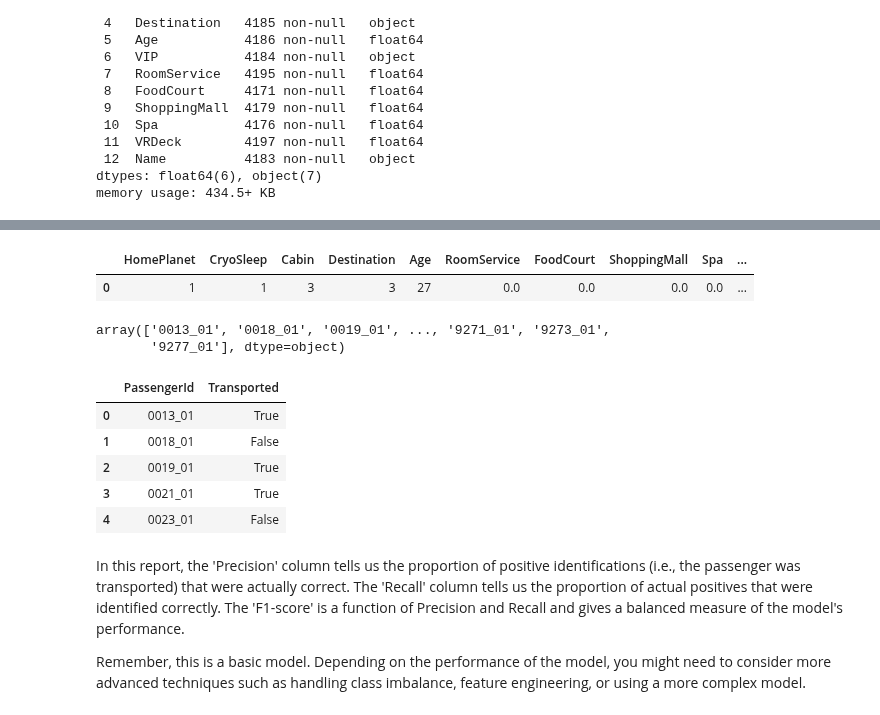
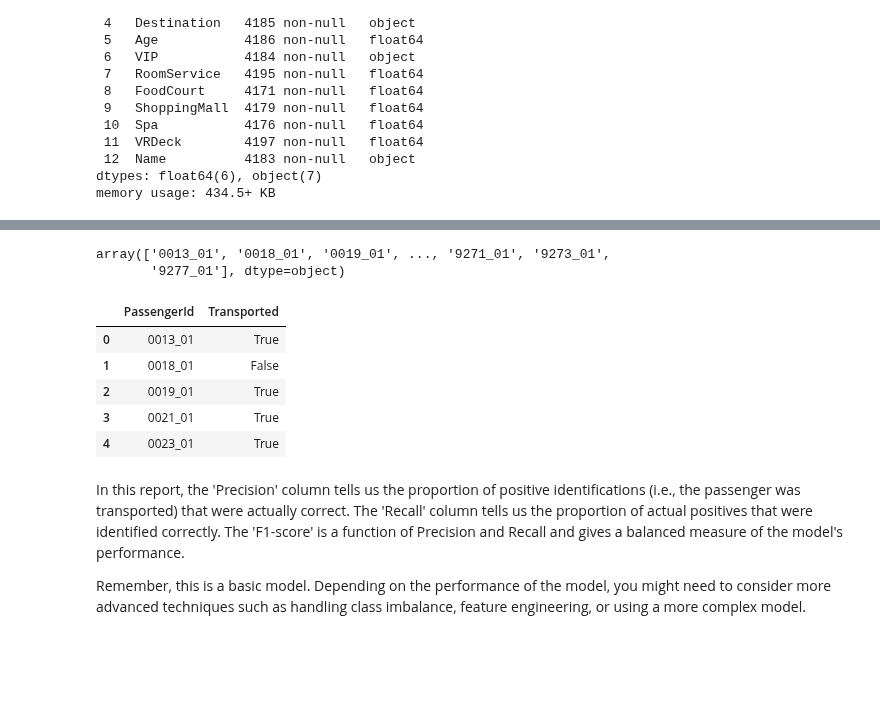
Before and after one commit to Sadeqsoli/SpaceTitanicSurvivors, a Jupyter notebook: spacetitanicsurvivors.ipynb, the cells around one changed output, grey strips where cells are left out. Cells and saved outputs as stored; diff of their text form; code cells hidden in the pictures; blank space fills up the shorter version.

```diff
--- a/spacetitanicsurvivors.ipynb
+++ b/spacetitanicsurvivors.ipynb
@@ -485,3 +447,3 @@ df_test.head(1)
 # %%
-# df_test = df_test.drop(columns=['RoomService', 'FoodCourt', 'ShoppingMall', 'Spa', 'VRDeck','Name','VIP'])
-# df_test.head(1)
+df_test = df_test.drop(columns=['PassengerId','Name'])
+df_test.head(1)
@@ -515,7 +452,0 @@ df_test.head(1)
-# %%
-df_test[['HomePlanet', 'CryoSleep','Cabin', 'Destination', 'Age', 'Port', 'Place']] = df_test[['HomePlanet', 'CryoSleep', 'Cabin', 'Destination', 'Age', 'Port', 'Place']].astype('Int64')
-# df_test['Cabin'] = df_test['Cabin'].astype('Int64')
-# #print(len(cabinSet))
-# #sorted(cabinSet.astype('Int64'))
-df_test.head(1)
-df_test.info()
@@ -572,5 +452,0 @@ memory usage: 530.6+ KB
-# %%
-ids_groups = np.array([i.split("_") for i in df_test.PassengerId.values])
-# unique_groups = np.unique(ids_groups[:,0])
-df_test['GroupID'] = df_test.groupby(ids_groups[:,0]).ngroup()
-df_test.info()
@@ -595,9 +453,3 @@ memory usage: 564.0+ KB
-# %%
-df_test = df_test.drop(columns=['PassengerId','VIP','Name'])
-df_test.head(1)
-# %% [output]
-|  | HomePlanet | CryoSleep | Cabin | Destination | Age | RoomService | FoodCourt | ShoppingMall | Spa | ... |
-| 0 | 1 | 1 | 3 | 3 | 27 | 0.0 | 0.0 | 0.0 | 0.0 | ... |
 # %%
 # df_test['Aged'] = np.where(df_test.Age > 15, 1,0)
 # df_test.head(1)
@@ -620,17 +472,17 @@ array(['0013_01', '0018_01', '0019_01', ..., '9271_01', '9273_01',
 # %%
 df_predictions = pd.DataFrame()
 df_predictions['PassengerId'] = pd.Series(ids_test.T.values)
 df_predictions['Transported'] = pd.Series(predictions)
 df_predictions.Transported = np.where(df_predictions.Transported==1,True,False)
-df_predictions.to_csv("9thAttempt.csv", sep=',', index=False)
+df_predictions.to_csv("10thAttempt.csv", sep=',', index=False)
 df_predictions.head()
 # %% [output]
 |  | PassengerId | Transported |
 | 0 | 0013_01 | True |
 | 1 | 0018_01 | False |
 | 2 | 0019_01 | True |
 | 3 | 0021_01 | True |
-| 4 | 0023_01 | False |
+| 4 | 0023_01 | True |
 # %% [markdown]
 In this report, the 'Precision' column tells us the proportion of positive identifications (i.e., the passenger was transported) that were actually correct. The 'Recall' column tells us the proportion of actual positives that were identified correctly. The 'F1-score' is a function of Precision and Recall and gives a balanced measure of the model's performance.
 
```
Also changed, not shown: parts of 60 cells of this notebook.
